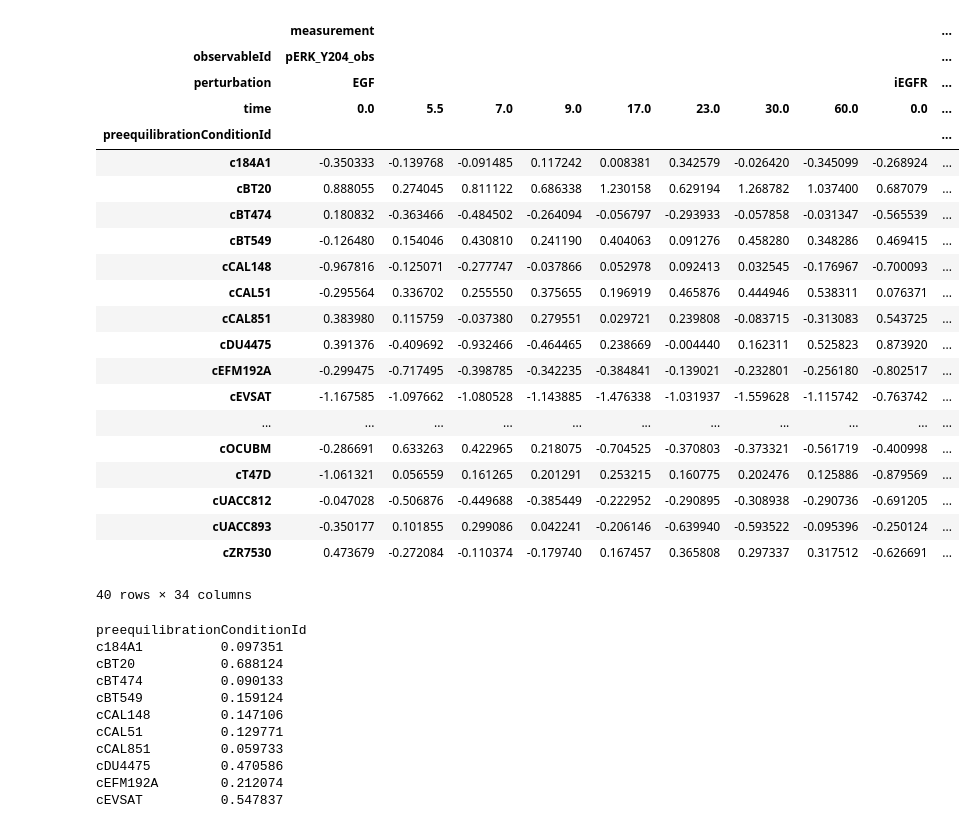
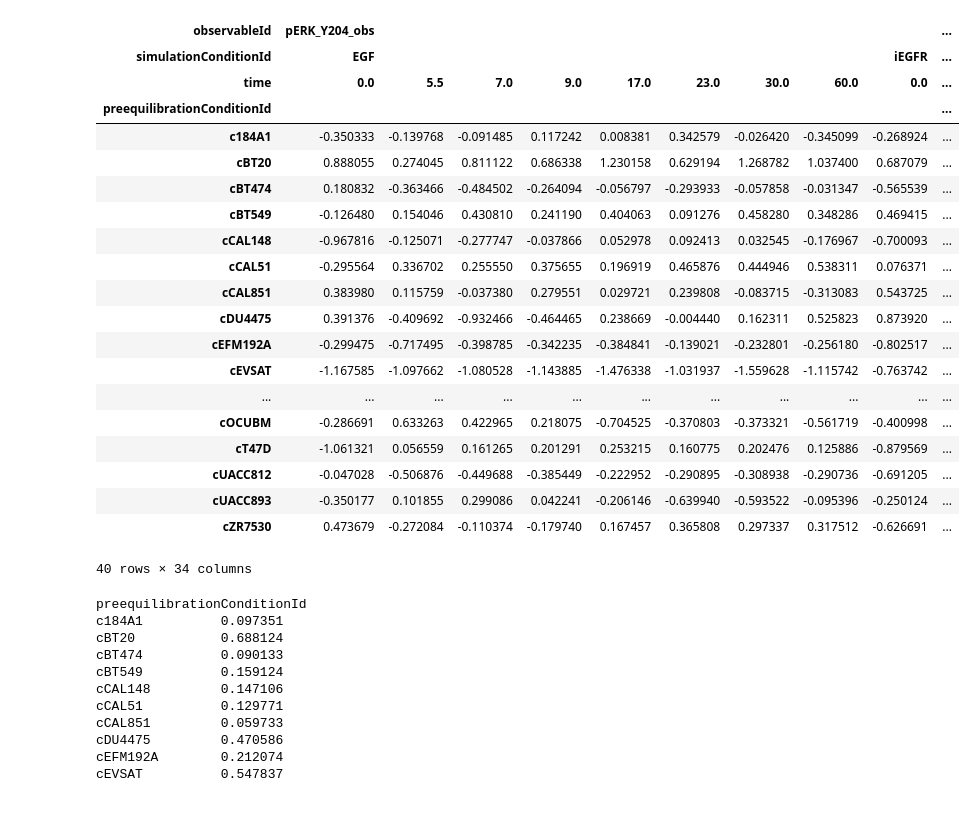
Before and after one commit to frohlich-lab/DeepMechanisticModels, a Jupyter notebook: Old - Jupyter Notebooks/Cytof Data Analysis.ipynb, the cells around one changed output. Drawn from its saved outputs; the diff is of its cells as text; code cells hidden in the pictures.

```diff
--- a/Old - Jupyter Notebooks/Cytof Data Analysis.ipynb
+++ b/Old - Jupyter Notebooks/Cytof Data Analysis.ipynb
@@ -1,12 +1,14 @@
 # %%
-from PIL.ImageChops import offset
-from mpmath import residual
-from plotnine.options import aspect_ratio
-from pysb.examples.run_bax_pore_sequential import color
-from sympy.abc import alpha
+import matplotlib.pyplot as plt
+import numpy as np
+import petab
+import pandas as pd
+import seaborn as sns
 
 from dmm.config_options import Conf
-from evaluate_all import cell_line
+from dmm.feature_selection import contextualize_measurements
+from sklearn.decomposition import PCA
+from sklearn.impute import KNNImputer
 from util import load_petab_base_files
 
 DATA = "dream_cytof"
@@ -15,3 +17,9 @@ MODEL = "EGFR_MAPK"
 # updated load_petab_base_files takes in Conf object
 conf = Conf(model=MODEL, data=DATA)
 files = load_petab_base_files(conf)
+
+mat = contextualize_measurements(
+    measurement_table=files["measurement_table"],
+    observable_table=files["observable_table"],
+    contextualization="cytof_dynamic"
+)
@@ -70,13 +30,2 @@ df
-# %%
-import numpy as np
-import pandas as pd
-
-mat = pd.pivot_table(
-    df,
-    index=[petab.PREEQUILIBRATION_CONDITION_ID],
-    columns=[petab.OBSERVABLE_ID, "perturbation", petab.TIME],
-    values=[petab.MEASUREMENT],
-    aggfunc=np.nanmean,
-)
 # %%
-mat.dropna(how="any", axis=1, inplace=True)
+mat_nonans = mat.dropna(how="any", axis=1)
@@ -108,9 +32,8 @@ mat
 # %%
-mat - mat.mean(axis=0)  # mat.mean(axis=0) is the average (for a specific perturbation, observable, timepoint) across ALL cell-lines
+mat_nonans - mat_nonans.mean(axis=0)  # mat.mean(axis=0) is the average (for a specific perturbation, observable, timepoint) across ALL cell-lines
 # %% [output]
-|  | measurement |  |  |  |  |  |  |  |  | ... |
 | observableId | pERK_Y204_obs |  |  |  |  |  |  |  |  | ... |
-| perturbation | EGF |  |  |  |  |  |  |  | iEGFR | ... |
+| simulationConditionId | EGF |  |  |  |  |  |  |  | iEGFR | ... |
 | time | 0.0 | 5.5 | 7.0 | 9.0 | 17.0 | 23.0 | 30.0 | 60.0 | 0.0 | ... |
 | preequilibrationConditionId |  |  |  |  |  |  |  |  |  | ... |
 | c184A1 | -0.350333 | -0.139768 | -0.091485 | 0.117242 | 0.008381 | 0.342579 | -0.026420 | -0.345099 | -0.268924 | ... |
```
Also changed, not shown: parts of 19 cells of this notebook.
